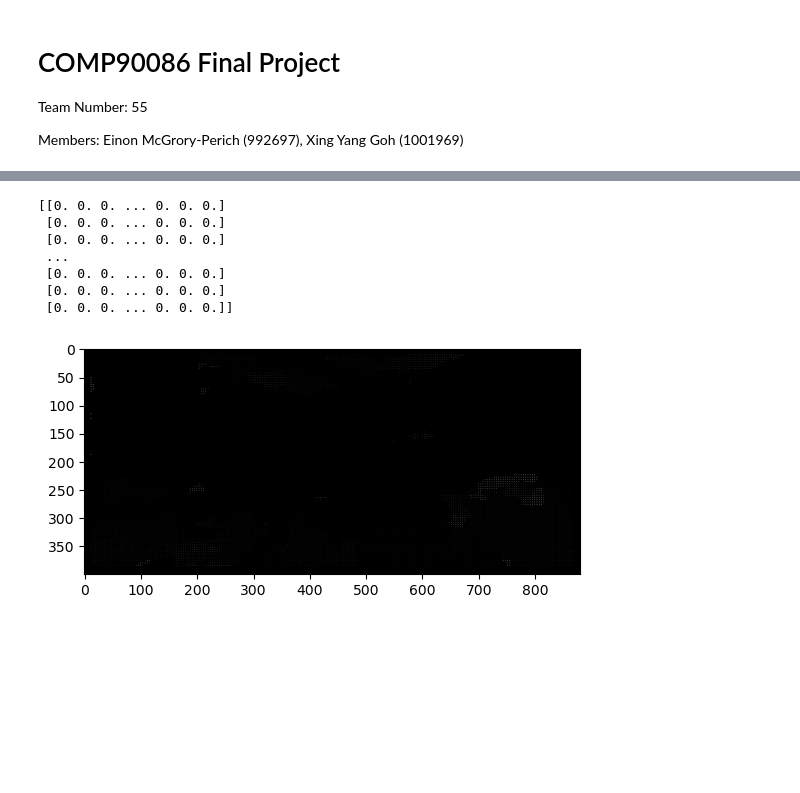
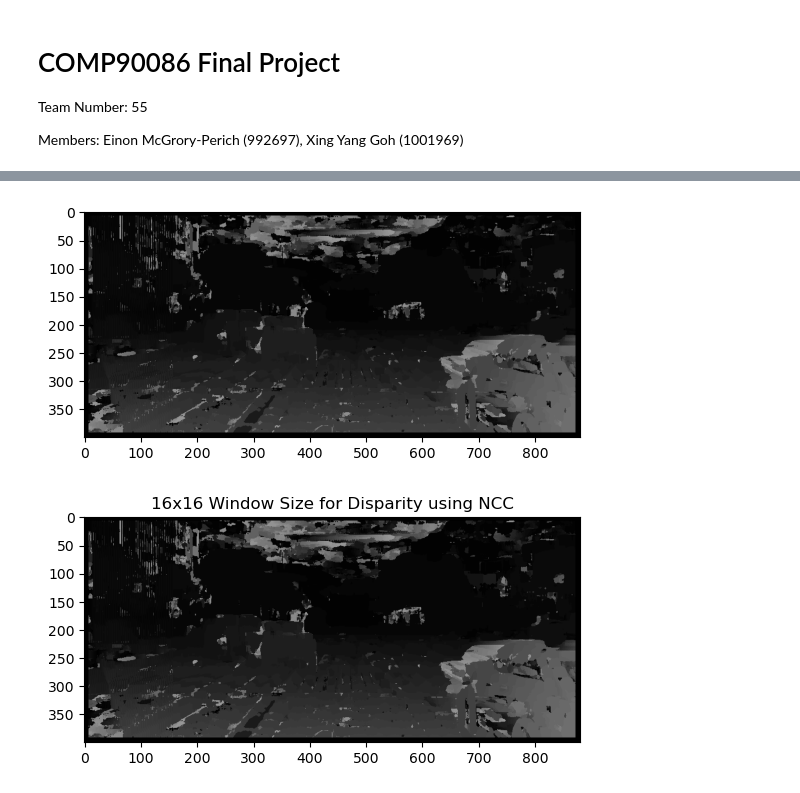
Before and after one commit to Neva-Y/Disparity-Image, a Jupyter notebook: Final-Project.ipynb, the cells around one changed output, grey strips where cells are left out. Drawn from its saved outputs; the diff is of its cells as text; code cells hidden in the pictures; blank space fills up the shorter version.

```diff
--- a/Final-Project.ipynb
+++ b/Final-Project.ipynb
@@ -189,76 +204,59 @@ Text(0.5, 1.0, 'SSD')
 # Plot disparity image
 h,w = img_l_grey.shape
 calc_disp = np.zeros((h,w))
-boundary_size = 16
-step_size = 2
+boundary_size = 8
+step_size = 1
+measure = "NCC"
 
 for row_index in tqdm(range(boundary_size, len(img_l_grey)-boundary_size, step_size)):
     row = img_l_grey[row_index]
 
     # Should be the full bounds, but takes a very long time, consider using tensor operations on rows
     for col_index_left in range(boundary_size,len(row)-boundary_size, step_size):
         left_centre = [row_index, col_index_left]
 
-        min_error = math.inf
-        neighbourhood_pixels = 250
+        min_error = -math.inf
+        min_corr = 0
+        neighbourhood_pixels = 150
 
         if col_index_left - neighbourhood_pixels < boundary_size:
             col_iter_left = boundary_size
         else:
             col_iter_left = col_index_left - neighbourhood_pixels
 
         if col_index_left + neighbourhood_pixels > w-boundary_size:
             col_iter_right = w - boundary_size
         else:
             col_iter_right = col_index_left + neighbourhood_pixels
 
-        for col_index_right in range(col_iter_left, col_iter_right, boundary_size//4):
+        for col_index_right in range(col_iter_left, col_iter_right, boundary_size//2):
+            right_centre = [row_index, col_index_right]
 
-            right_centre = [row_index, col_index_right]
-            ssd_error = sum_squared_differences(img_l_grey, img_r_grey, left_centre, right_centre, boundary_size)
+            if measure == "NCC":
+                corr = norm_correlation(img_l_grey, img_r_grey, left_centre, right_centre, boundary_size)
 
-            if min_error > ssd_error:
-                min_error = ssd_error
-                min_col_index = col_index_right
+                if min_corr < corr:
+                    min_corr = corr
+                    min_col_index = col_index_right
+
+            elif measure == "SSD":
+                error = sum_squared_differences(img_l_grey, img_r_grey, left_centre, right_centre, boundary_size)
+
+                if error < min_error:
+                    min_error = error
+                    min_col_index = col_index_right
+
 
         calc_disp[row_index][col_index_left] = abs(min_col_index - col_index_left)
 
 
 plt.imshow(calc_disp, cmap='gray', vmin=0, vmax=255)
 plt.savefig('disparity.png')
+# %% [output]
+[figure, added]
-# %%
-# Optimised disparity image calcualtion
-h,w = img_l_grey.shape
-calc_disp = np.zeros((h,w))
-step_size = 4
-
-for row_index in range(boundary_size, len(img_l_grey)-boundary_size, step_size):
-    row = img_l_grey[row_index]
-
-    # Should be the full bounds, but takes a very long time, consider using tensor operations on rows
-    for col_index_left in range(boundary_size, len(row)-boundary_size, step_size):
-        patch_l = img_l[row_index-boundary_size:row_index+boundary_size, col_index_left-boundary_size:col_index_left+boundary_size]
-        min_error = math.inf
-        for col_index_right in range(boundary_size, len(row)-boundary_size, boundary_size//3):
-
-            patch_r = img_r[row_index-boundary_size:row_index+boundary_size, col_index_right-boundary_size:col_index_right+boundary_size]
-            ssd_error = np.sum((patch_l - patch_r)**2)
-
-            if min_error > ssd_error:
-                min_error = ssd_error
-                min_col_index = col_index_right
-
-        calc_disp[row_index][col_index_left] = abs(min_col_index - col_index_left)
-
-plt.imshow(calc_disp, cmap='gray')
-plt.savefig('disparity.png')
-print(calc_disp)
-# %% [output]
-[[0. 0. 0. ... 0. 0. 0.]
- [0. 0. 0. ... 0. 0. 0.]
- [0. 0. 0. ... 0. 0. 0.]
- ...
- [0. 0. 0. ... 0. 0. 0.]
- [0. 0. 0. ... 0. 0. 0.]
- [0. 0. 0. ... 0. 0. 0.]]
-[figure, removed]
+# %%
+plt.imshow(calc_disp, cmap='gray', vmin=0, vmax=255)
+plt.title("16x16 Window Size for Disparity using NCC")
+plt.savefig('disparity_16x16_NCC.png')
+# %% [output]
+[figure, added]
```
Also changed, not shown: parts of 3 cells of this notebook, 2 other files.
